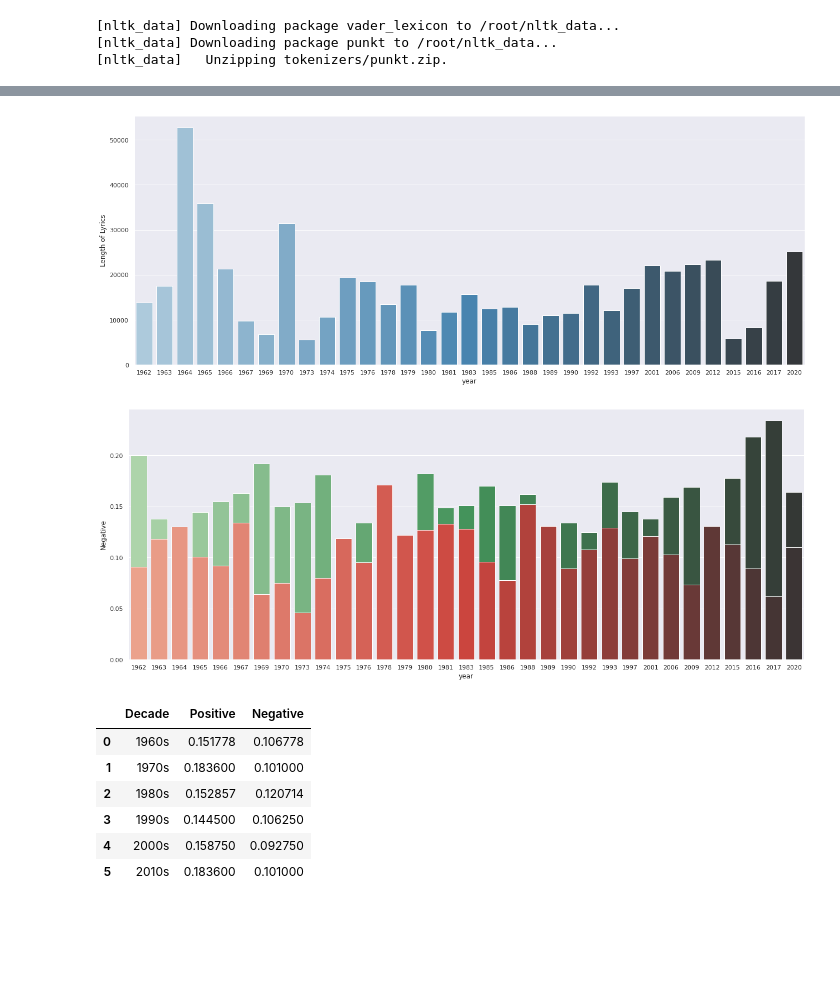
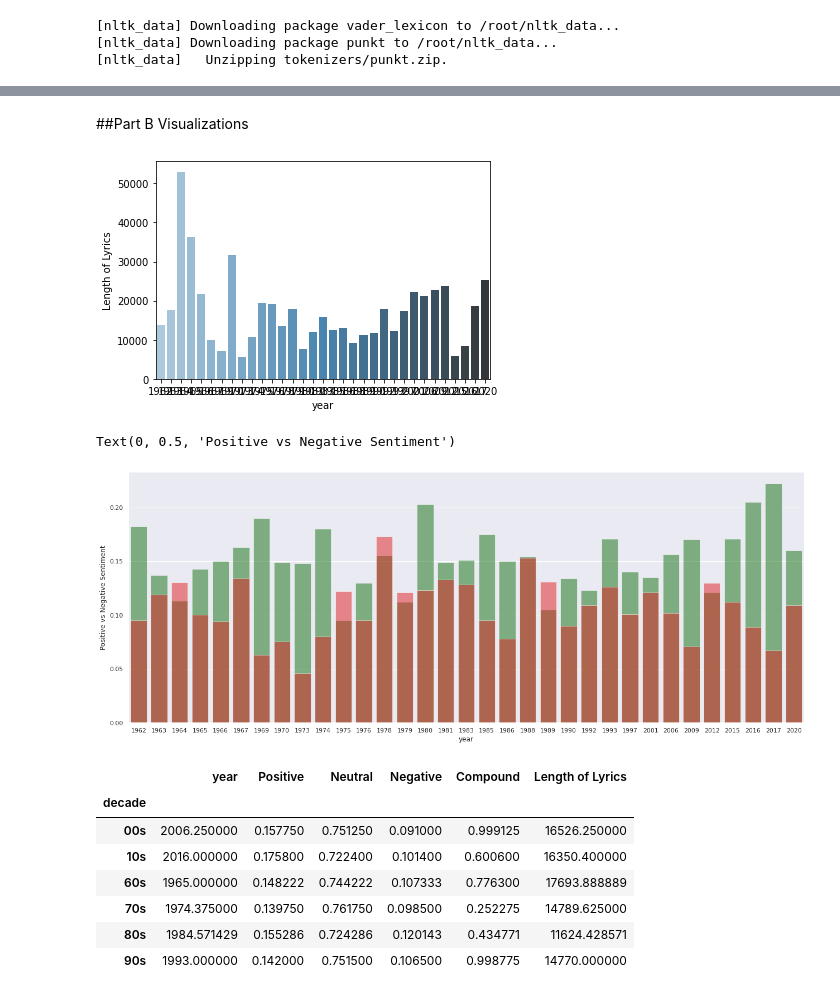
Before and after one commit to admndrsn/dylan, a Jupyter notebook: BD_Sentiment.ipynb, the cells around one changed output, grey strips where cells are left out. Cells and saved outputs as stored; diff of their text form; code cells hidden in the pictures; blank space fills up the shorter version.

```diff
--- a/BD_Sentiment.ipynb
+++ b/BD_Sentiment.ipynb
@@ -235,6 +238,0 @@ with open('/content/drive/MyDrive/Charlie Ellis/Coding/lyrics_data', 'w') as f:
-# %%
-#Download DataFrame and skip all preprocessing steps
-import json
-
-data = pd.read_json('/content/drive/MyDrive/Charlie Ellis/Coding/lyrics_data')
-data
@@ -258,0 +239,23 @@ data
+# %%
+def add_decades(df):
+  decades = []
+  for year in df['year']:
+      if 1960 <= year < 1970:
+            decades.append("60s")
+      if 1970 <= year < 1980:
+            decades.append("70s")
+      if 1980 <= year < 1990:
+            decades.append("80s")
+      if 1990 <= year < 2000:
+            decades.append("90s")
+      if 2000 <= year < 2010:
+            decades.append("00s")
+      if 2010 <= year :
+            decades.append("10s")
+  df['decade'] = decades
+  df = df[['album', 'year', 'decade', 'lyrics']]
+  return df
+# %%
+data["year"] = pd.to_numeric(data.year, errors='coerce')
+data = add_decades(data)
+data.head()
@@ -334,18 +371,21 @@ album_scores["Compound"] = pd.to_numeric(album_scores.Compound, errors='coerce')
+# %% [markdown]
+##Part B Visualizations
 # %%
 album_scores['Length of Lyrics'] = [len(lyric) for lyric in album_scores['lyrics']]
 grouped_data_1 = album_scores.groupby("year").sum()
 
-sns.barplot(x=grouped_data.index, y="Length of Lyrics", data=grouped_data_1, palette="Blues_d")
+sns.barplot(x=grouped_data_1.index, y="Length of Lyrics", data=grouped_data_1, palette="Blues_d")
 sns.set(rc={'figure.figsize':(21.7,8.27)})
 # %% [output]
-[figure, old version]
+[figure, new version]
 # %%
 grouped_data_2 = album_scores.groupby("year").mean()
 album_scores['year'] = album_scores["year"].astype(int)
 
-sns.barplot(x=grouped_data.index, y="Positive", data=grouped_data_2, palette="Greens_d")
-sns.barplot(x=grouped_data.index, y="Negative", data=grouped_data_2, palette="Reds_d")
+sns.barplot(x=grouped_data_2.index, y="Positive", data=grouped_data_2, alpha=0.5, color='green')
+sns.barplot(x=grouped_data_2.index, y="Negative", data=grouped_data_2, alpha=0.5, color='red')
 sns.set(rc={'figure.figsize':(21.7,8.27)})
-# plt.set_xlim(1962, 2020)
+plt.ylabel("Positive vs Negative Sentiment")
 # %% [output]
+Text(0, 0.5, 'Positive vs Negative Sentiment')
-[figure, old version]
+[figure, new version]
@@ -367,14 +392,12 @@ negative_scores = [decade[3] for decade in decade_list]
-# %%
-df = pd.DataFrame()
-df['Decade'] = ['1960s', '1970s', '1980s', '1990s', '2000s', '2010s']
-df['Positive'] = positive_scores
-df['Negative'] = negative_scores
-df
-# %% [output]
-|  | Decade | Positive | Negative |
-| 0 | 1960s | 0.151778 | 0.106778 |
-| 1 | 1970s | 0.183600 | 0.101000 |
-| 2 | 1980s | 0.152857 | 0.120714 |
-| 3 | 1990s | 0.144500 | 0.106250 |
-| 4 | 2000s | 0.158750 | 0.092750 |
-| 5 | 2010s | 0.183600 | 0.101000 |
+# %%
+data_grouped = data.groupby('decade').mean()
+data_grouped
+# %% [output]
+|  | year | Positive | Neutral | Negative | Compound | Length of Lyrics |
+| decade |  |  |  |  |  |  |
+| 00s | 2006.250000 | 0.157750 | 0.751250 | 0.091000 | 0.999125 | 16526.250000 |
+| 10s | 2016.000000 | 0.175800 | 0.722400 | 0.101400 | 0.600600 | 16350.400000 |
+| 60s | 1965.000000 | 0.148222 | 0.744222 | 0.107333 | 0.776300 | 17693.888889 |
+| 70s | 1974.375000 | 0.139750 | 0.761750 | 0.098500 | 0.252275 | 14789.625000 |
+| 80s | 1984.571429 | 0.155286 | 0.724286 | 0.120143 | 0.434771 | 11624.428571 |
+| 90s | 1993.000000 | 0.142000 | 0.751500 | 0.106500 | 0.998775 | 14770.000000 |
```
Also changed, not shown: parts of 57 cells of this notebook.
